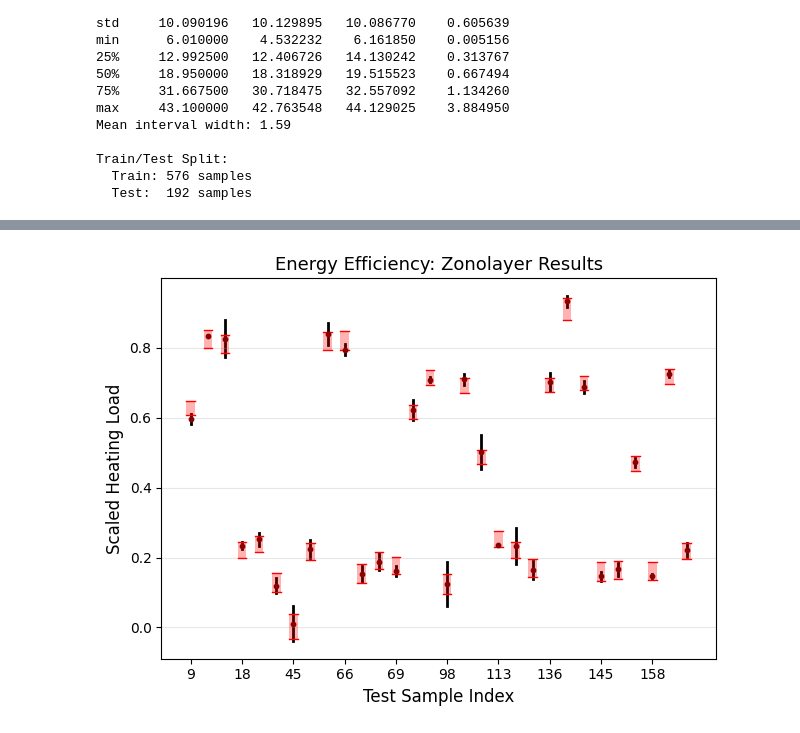
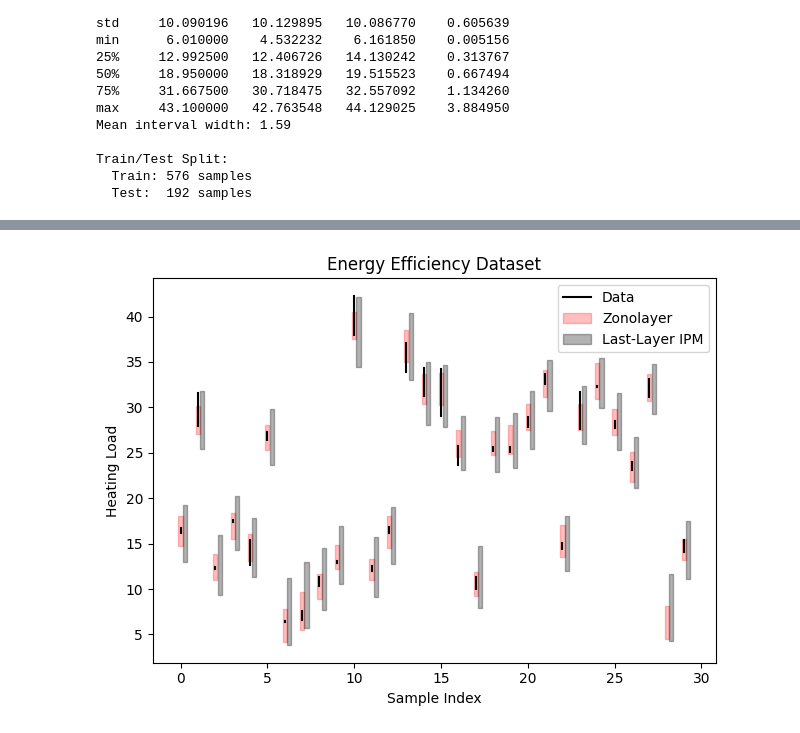
Before and after one commit to MattCodes03/zonolayer, a Jupyter notebook: examples/energy_efficiency_data.ipynb, the cells around one changed output, grey strips where cells are left out. Drawn from its saved outputs; the diff is of its cells as text; code cells hidden in the pictures.

```diff
--- a/examples/energy_efficiency_data.ipynb
+++ b/examples/energy_efficiency_data.ipynb
@@ -228,51 +180,50 @@ Test MAE:   0.011534
 # %%
-np.random.seed(42)
 n_plot = 30
-plot_indices = np.random.choice(len(y_test_scaled), n_plot, replace=False)
-plot_indices = np.sort(plot_indices)
+idx = np.sort(np.random.choice(len(X_test), n_plot, replace=False))
 
-fig, ax = plt.subplots()
+plt.figure()
 
-x_pos = np.arange(n_plot)
-bar_width = 0.5
+offset = 0.25
+width = 0.12
 
-# Plot true intervals (black)
-for i, idx in enumerate(plot_indices):
-    ax.plot([x_pos[i], x_pos[i]],
-            [y_lower_test_scaled[idx], y_upper_test_scaled[idx]],
-            color='black', linewidth=2, zorder=1,
-            label='True Interval' if i == 0 else '')
-    ax.scatter(x_pos[i], y_test_scaled[idx],
-               color='darkred', s=10, zorder=5,
-               label='True Center' if i == 0 else '')
+for i, val in enumerate(idx):
 
-# Plot zonotope intervals (red bars)
-for i, idx in enumerate(plot_indices):
-    ax.fill_between([x_pos[i] - bar_width/2, x_pos[i] + bar_width/2],
-                     [y_lower_zono[idx], y_lower_zono[idx]],
-                     [y_upper_zono[idx], y_upper_zono[idx]],
-                     color='red', alpha=0.3, linewidth=0, zorder=2,
-                     label='Zonotope (INN)' if i == 0 else '')
-    ax.plot([x_pos[i] - bar_width/2, x_pos[i] + bar_width/2],
-            [y_lower_zono[idx], y_lower_zono[idx]],
-            color='red', linewidth=1)
-    ax.plot([x_pos[i] - bar_width/2, x_pos[i] + bar_width/2],
-            [y_upper_zono[idx], y_upper_zono[idx]],
-            color='red', linewidth=1)
+    # True interval
+    plt.plot(
+        [i, i],
+        [y_low_te[val], y_up_te[val]],
+        color='black',
+        lw=1.5,
+        zorder=3,
+        label='Data' if i == 0 else ""
+    )
 
-# Plot NN predictions
-# ax.scatter(x_pos, y_centre_pred[plot_indices],
-#            color='blue', s=40, marker='x', linewidths=2,
-#            label='NN Prediction', zorder=4)
+    # ZonoLayer interval
+    plt.fill_between(
+        [i - width, i + width],
+        zono_lower[val],
+        zono_upper[val],
+        color='red',
+        alpha=0.25,
+        label='Zonolayer' if i == 0 else ""
+    )
 
-ax.set_xlabel('Test Sample Index', fontsize=12)
-ax.set_ylabel('Scaled Heating Load', fontsize=12)
-ax.set_title(f'Energy Efficiency: Zonolayer Results', fontsize=13)
-ax.set_xticks(x_pos[::3])
-ax.set_xticklabels(plot_indices[::3])
-ax.grid(True, alpha=0.3, axis='y')
+    # Last-Layer IPM interval
+    plt.fill_between(
+        [i - width + offset, i + width + offset],
+        ipm_lower[val],
+        ipm_upper[val],
+        color='black',
+        alpha=0.3,
+        label='Last-Layer IPM' if i == 0 else ""
+    )
+
+plt.title("Energy Efficiency Dataset")
+plt.xlabel("Sample Index")
+plt.ylabel("Heating Load")
+plt.legend()
 plt.tight_layout()
-plt.savefig("energy_efficiency_zonolayer.png", bbox_inches="tight")
+plt.savefig("energy_zonolayer.png", bbox_inches="tight")
 plt.show()
 # %% [output]
-[figure, old version]
+[figure, new version]
```
Also changed, not shown: parts of 2 cells of this notebook, 12 other files.
